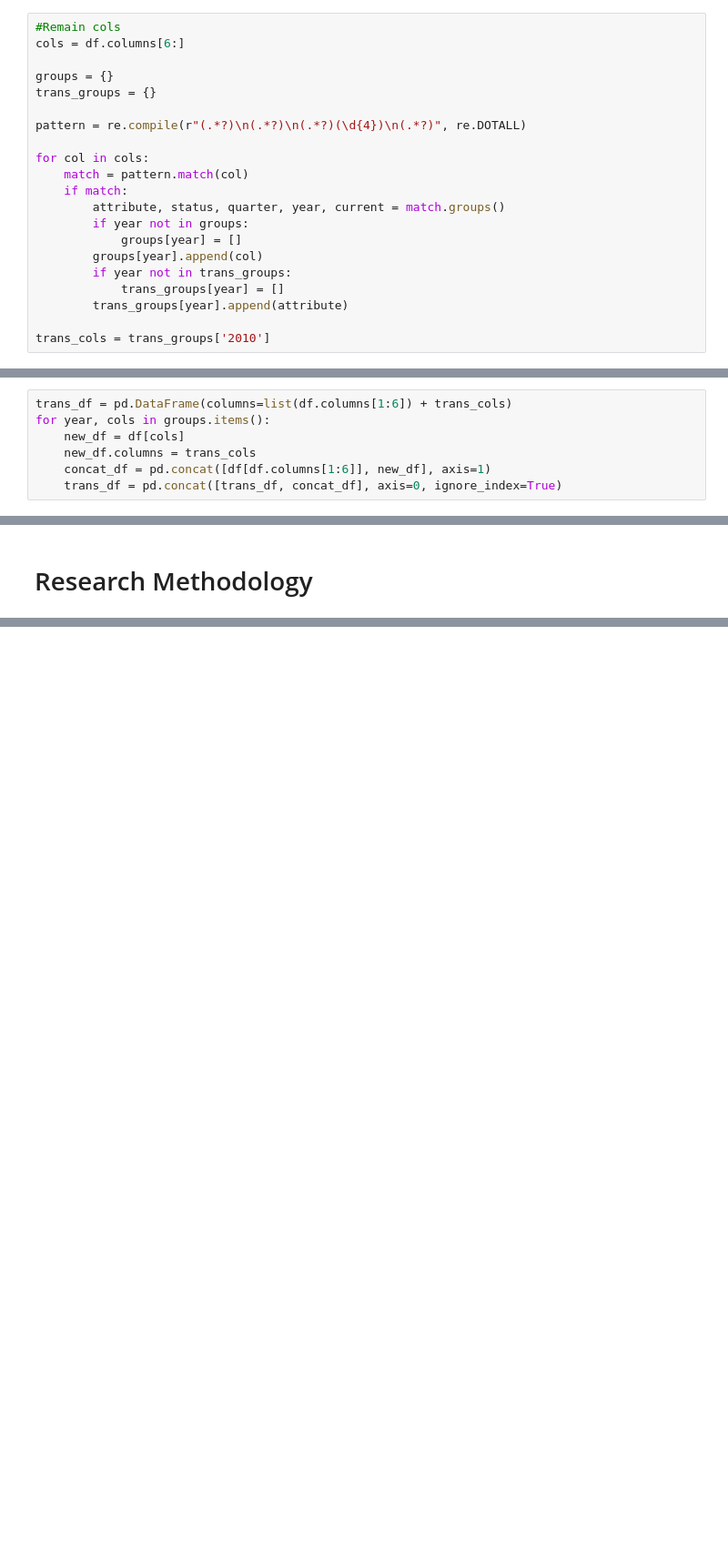
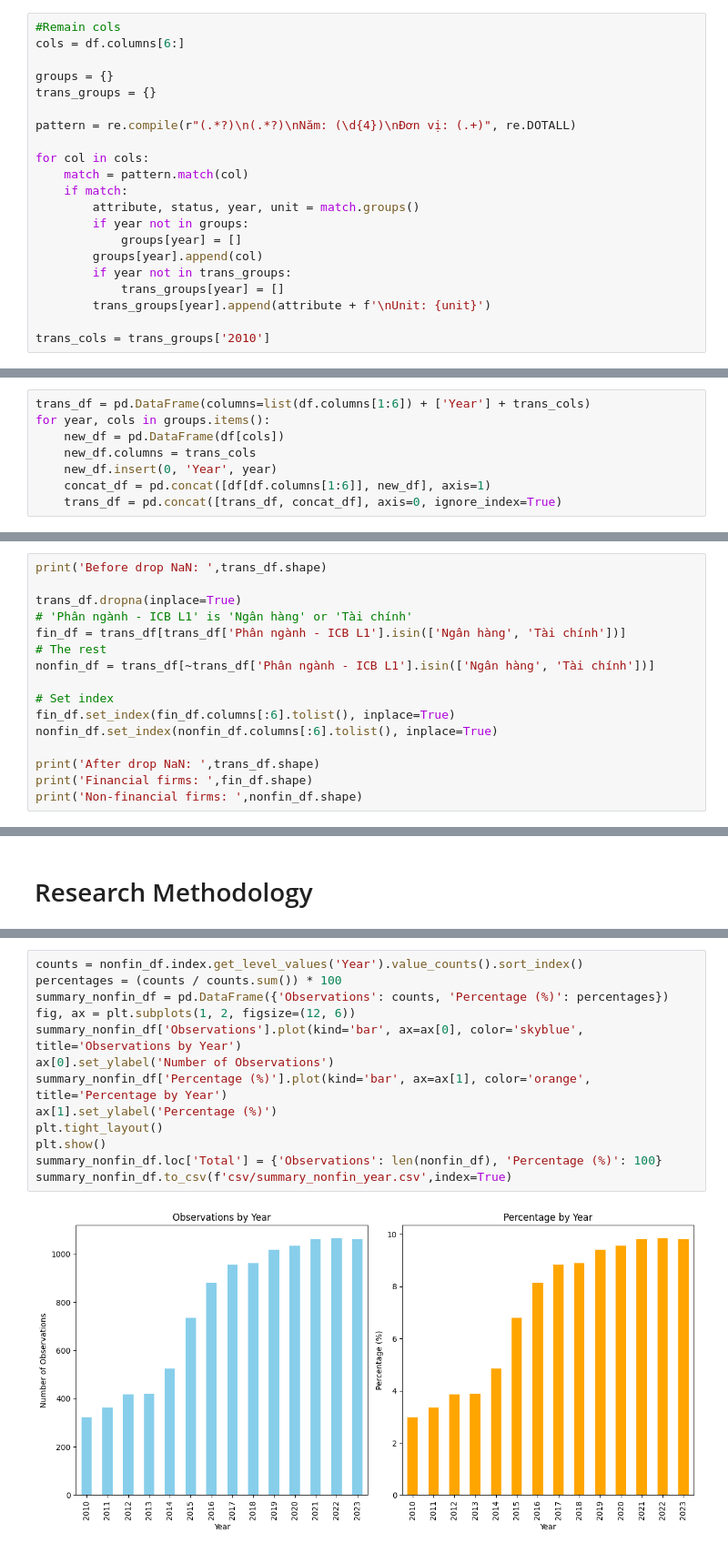
Before and after one commit to Hewhoipia/Financial-Distress-Prediction-for-Enterprises, a Jupyter notebook: FD_Example.ipynb, the cells around one changed output, grey strips where cells are left out. Shown at 91% size. Drawn from its saved outputs; the diff is of its cells as text; blank space fills up the shorter version.

```diff
--- a/FD_Example.ipynb
+++ b/FD_Example.ipynb
@@ -40,18 +43,18 @@ cols = df.columns[6:]
 groups = {}
 trans_groups = {}
 
-pattern = re.compile(r"(.*?)\n(.*?)\n(.*?)(\d{4})\n(.*?)", re.DOTALL)
+pattern = re.compile(r"(.*?)\n(.*?)\nNăm: (\d{4})\nĐơn vị: (.+)", re.DOTALL)
 
 for col in cols:
     match = pattern.match(col)
     if match:
-        attribute, status, quarter, year, current = match.groups()
+        attribute, status, year, unit = match.groups()
         if year not in groups:
             groups[year] = []
         groups[year].append(col)
         if year not in trans_groups:
             trans_groups[year] = []
-        trans_groups[year].append(attribute)
+        trans_groups[year].append(attribute + f'\nUnit: {unit}')
 
 trans_cols = trans_groups['2010']
 # %%
@@ -84,7 +87,8 @@ Attribute: 54: Tăng trưởng lợi nhuận thuần 3 năm - CAGR (Y)
 # %%
-trans_df = pd.DataFrame(columns=list(df.columns[1:6]) + trans_cols)
+trans_df = pd.DataFrame(columns=list(df.columns[1:6]) + ['Year'] + trans_cols)
 for year, cols in groups.items():
-    new_df = df[cols]
+    new_df = pd.DataFrame(df[cols])
     new_df.columns = trans_cols
+    new_df.insert(0, 'Year', year)
     concat_df = pd.concat([df[df.columns[1:6]], new_df], axis=1)
     trans_df = pd.concat([trans_df, concat_df], axis=0, ignore_index=True)
@@ -92,0 +101,16 @@ for year, cols in groups.items():
+# %%
+print('Before drop NaN: ',trans_df.shape)
+
+trans_df.dropna(inplace=True)
+# 'Phân ngành - ICB L1' is 'Ngân hàng' or 'Tài chính'
+fin_df = trans_df[trans_df['Phân ngành - ICB L1'].isin(['Ngân hàng', 'Tài chính'])]
+# The rest
+nonfin_df = trans_df[~trans_df['Phân ngành - ICB L1'].isin(['Ngân hàng', 'Tài chính'])]
+
+# Set index
+fin_df.set_index(fin_df.columns[:6].tolist(), inplace=True)
+nonfin_df.set_index(nonfin_df.columns[:6].tolist(), inplace=True)
+
+print('After drop NaN: ',trans_df.shape)
+print('Financial firms: ',fin_df.shape)
+print('Non-financial firms: ',nonfin_df.shape)
@@ -201,0 +581,15 @@ model_1
+# %%
+counts = nonfin_df.index.get_level_values('Year').value_counts().sort_index()
+percentages = (counts / counts.sum()) * 100
+summary_nonfin_df = pd.DataFrame({'Observations': counts, 'Percentage (%)': percentages})
+fig, ax = plt.subplots(1, 2, figsize=(12, 6))
+summary_nonfin_df['Observations'].plot(kind='bar', ax=ax[0], color='skyblue', title='Observations by Year')
+ax[0].set_ylabel('Number of Observations')
+summary_nonfin_df['Percentage (%)'].plot(kind='bar', ax=ax[1], color='orange', title='Percentage by Year')
+ax[1].set_ylabel('Percentage (%)')
+plt.tight_layout()
+plt.show()
+summary_nonfin_df.loc['Total'] = {'Observations': len(nonfin_df), 'Percentage (%)': 100}
+summary_nonfin_df.to_csv(f'csv/summary_nonfin_year.csv',index=True)
+# %% [output]
+[figure, added]
```
Also changed, not shown: parts of 40 cells of this notebook, 3 other files.
